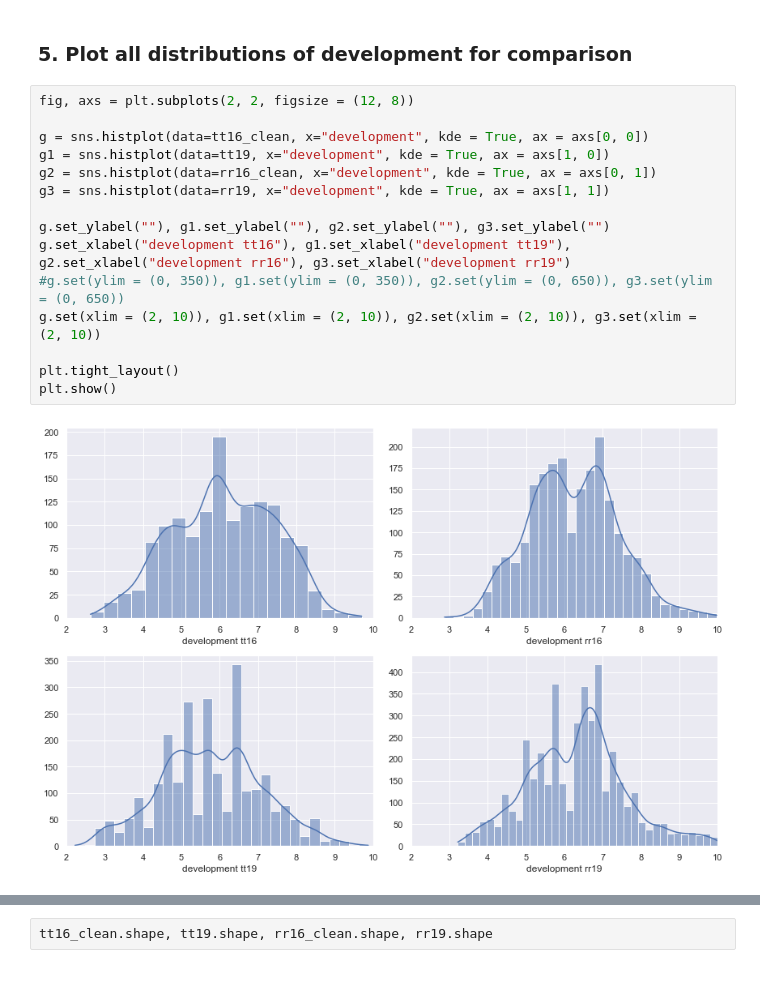
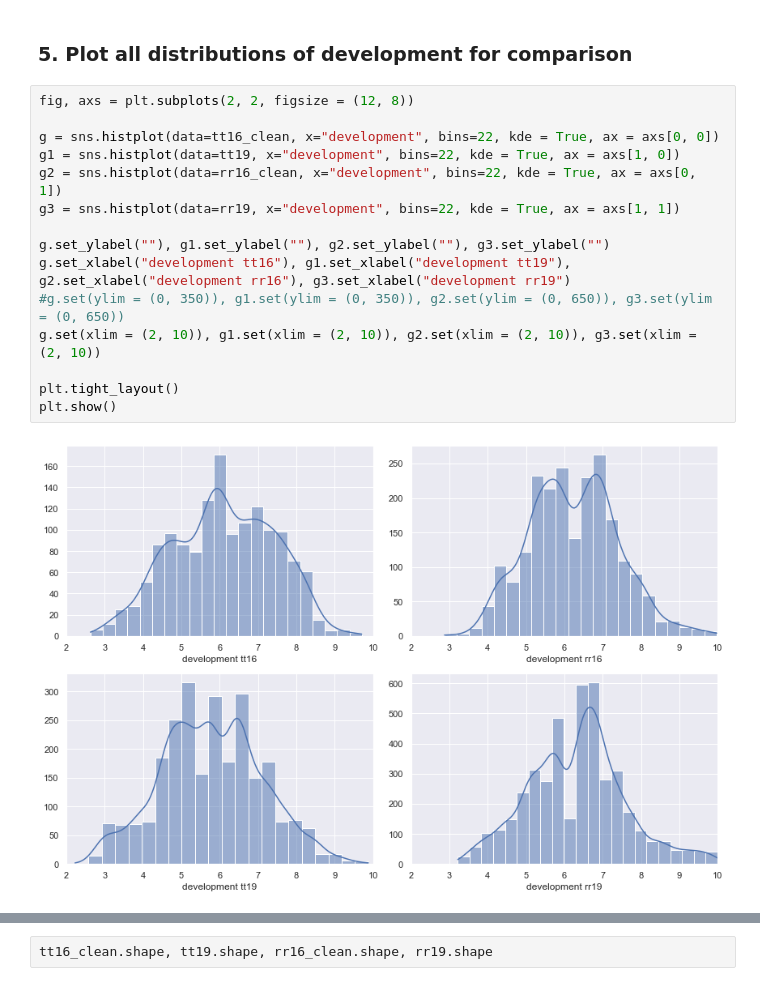
Before and after one commit to felix-rosenberger/Data-Science-Portfolio, a Jupyter notebook: Portfolio 1.ipynb, the cells around one changed output, grey strips where cells are left out. Saved outputs shown, nothing was run; the diff lists cells and outputs as text.

Commit message:
small adjustments on last graph

```diff
--- a/Portfolio 1.ipynb
+++ b/Portfolio 1.ipynb
@@ -1225,20 +1225,20 @@ rr19_devdist;
 # %%
 fig, axs = plt.subplots(2, 2, figsize = (12, 8))
 
-g = sns.histplot(data=tt16_clean, x="development", kde = True, ax = axs[0, 0])
-g1 = sns.histplot(data=tt19, x="development", kde = True, ax = axs[1, 0])
-g2 = sns.histplot(data=rr16_clean, x="development", kde = True, ax = axs[0, 1])
-g3 = sns.histplot(data=rr19, x="development", kde = True, ax = axs[1, 1])
+g = sns.histplot(data=tt16_clean, x="development", bins=22, kde = True, ax = axs[0, 0])
+g1 = sns.histplot(data=tt19, x="development", bins=22, kde = True, ax = axs[1, 0])
+g2 = sns.histplot(data=rr16_clean, x="development", bins=22, kde = True, ax = axs[0, 1])
+g3 = sns.histplot(data=rr19, x="development", bins=22, kde = True, ax = axs[1, 1])
 
 g.set_ylabel(""), g1.set_ylabel(""), g2.set_ylabel(""), g3.set_ylabel("")
 g.set_xlabel("development tt16"), g1.set_xlabel("development tt19"), g2.set_xlabel("development rr16"), g3.set_xlabel("development rr19")
 #g.set(ylim = (0, 350)), g1.set(ylim = (0, 350)), g2.set(ylim = (0, 650)), g3.set(ylim = (0, 650))
 g.set(xlim = (2, 10)), g1.set(xlim = (2, 10)), g2.set(xlim = (2, 10)), g3.set(xlim = (2, 10))
 
 plt.tight_layout()
 plt.show()
 # %% [output]
-[figure, old version]
+[figure, new version]
 # %% [markdown]
 __Note__: different y limits have been chosen on purpose since it can be seen that the number of records varies per race. Races from 2019 seem to have collected more records than those from 2016. However, it is rather necessary to compare each kind of race, thus, the distributions of each kind of race are ordered vertically to see the differences along the x axis. <br >
 __Time Trials:__
```
Also changed, not shown: parts of 6 cells of this notebook.
